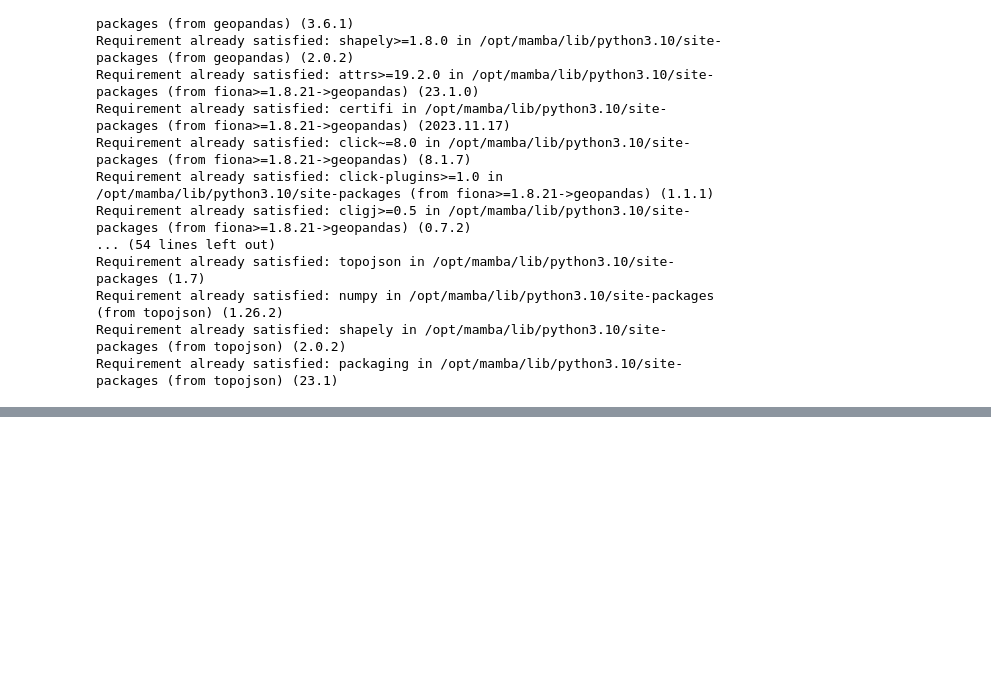
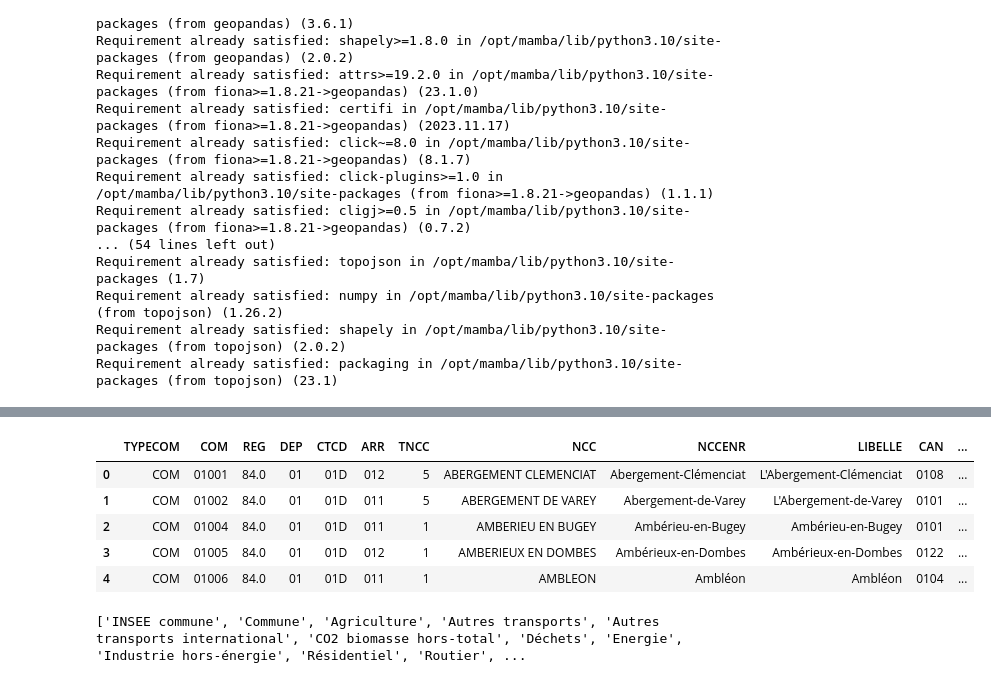
Before and after one commit to tpaquier/Python_DS, a Jupyter notebook: base_pollutio_test.ipynb, the cells around one changed output, grey strips where cells are left out. Saved outputs shown, nothing was run; the diff lists cells and outputs as text; code cells hidden in the pictures; blank space fills up the shorter version.

Commit message:
création base pollution par département, début pré procession

```diff
--- a/base_pollutio_test.ipynb
+++ b/base_pollutio_test.ipynb
@@ -34,0 +46,11 @@ Requirement already satisfied: packaging in /opt/mamba/lib/python3.10/site-packa
+# %%
+base_geo_pour_merge = pd.read_csv("https://www.insee.fr/fr/statistiques/fichier/6800675/v_commune_2023.csv", encoding = 'utf-8')
+# %%
+base_geo_pour_merge.head()
+# %% [output]
+|  | TYPECOM | COM | REG | DEP | CTCD | ARR | TNCC | NCC | NCCENR | LIBELLE | CAN | ... |
+| 0 | COM | 01001 | 84.0 | 01 | 01D | 012 | 5 | ABERGEMENT CLEMENCIAT | Abergement-Clémenciat | L'Abergement-Clémenciat | 0108 | ... |
+| 1 | COM | 01002 | 84.0 | 01 | 01D | 011 | 5 | ABERGEMENT DE VAREY | Abergement-de-Varey | L'Abergement-de-Varey | 0101 | ... |
+| 2 | COM | 01004 | 84.0 | 01 | 01D | 011 | 1 | AMBERIEU EN BUGEY | Ambérieu-en-Bugey | Ambérieu-en-Bugey | 0101 | ... |
+| 3 | COM | 01005 | 84.0 | 01 | 01D | 012 | 1 | AMBERIEUX EN DOMBES | Ambérieux-en-Dombes | Ambérieux-en-Dombes | 0122 | ... |
+| 4 | COM | 01006 | 84.0 | 01 | 01D | 011 | 1 | AMBLEON | Ambléon | Ambléon | 0104 | ... |
@@ -34,0 +68,4 @@ Requirement already satisfied: packaging in /opt/mamba/lib/python3.10/site-packa
+# %%
+print(merging_list)
+# %% [output]
+['INSEE commune', 'Commune', 'Agriculture', 'Autres transports', 'Autres transports international', 'CO2 biomasse hors-total', 'Déchets', 'Energie', 'Industrie hors-énergie', 'Résidentiel', 'Routier', ...
```
Also changed, not shown: parts of 26 cells of this notebook, 1 other file.
